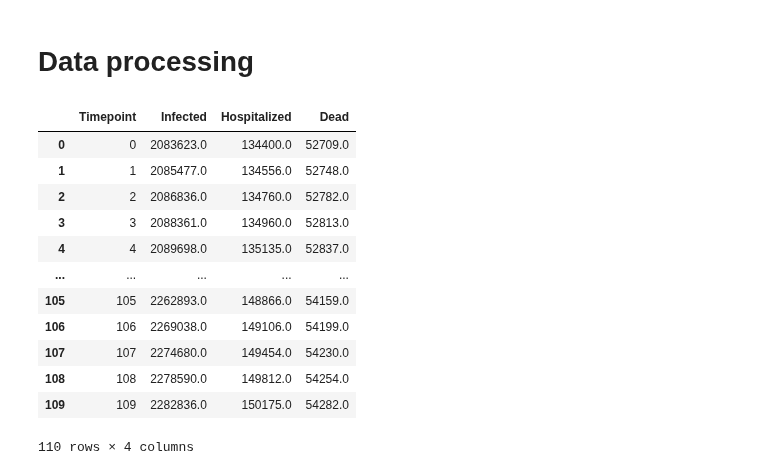
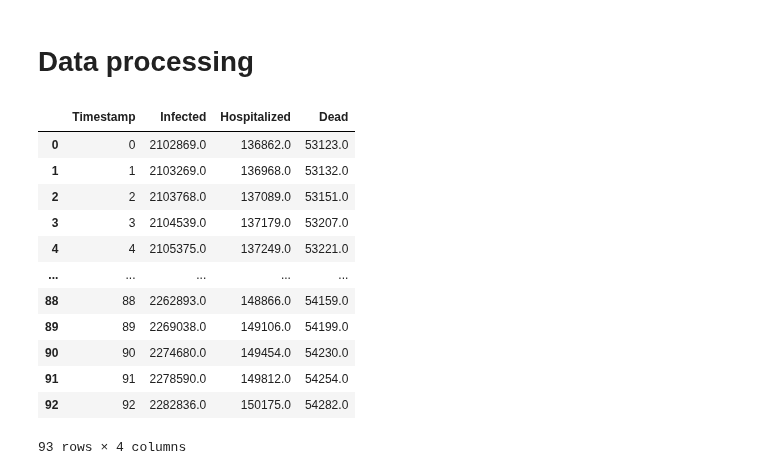
Before and after one commit to ciemss/program-milestones, a Jupyter notebook: 18-month-milestone/evaluation/Epi_Ensemble_Challenge/CIEMSS_Team_Ensemble_Challenge.ipynb, the cells around one changed output. Cells and saved outputs as stored; diff of their text form; code cells hidden in the pictures.

```diff
--- a/18-month-milestone/evaluation/Epi_Ensemble_Challenge/CIEMSS_Team_Ensemble_Challenge.ipynb
+++ b/18-month-milestone/evaluation/Epi_Ensemble_Challenge/CIEMSS_Team_Ensemble_Challenge.ipynb
@@ -23,31 +28,31 @@ import pandas as pd
 # %%
 location = "New York"
 BETTER_NAMES = {'Cases': 'Infected',
                 'Hospitalizations': 'Hospitalized',
                 'Deaths': 'Dead'}
 ## instantiate, making sure no dates are skipped between start and end (could be found dynamically)
 full_dataset = pd.DataFrame({'date':pd.date_range(start='1/22/2020', end='3/29/2024')})
 
 ## fill the instantiated dataset
 for i in ['Cases','Hospitalizations','Deaths']:
     all_data = pd.read_csv(f'https://media.githubusercontent.com/media/reichlab/covid19-forecast-hub/master/data-truth/truth-Incident%20{i}.csv')
     subset   = all_data[all_data.location_name == location].groupby("date")["value"].sum().reset_index()
     subset.date = pd.to_datetime(subset.date)
     subset['cumsum'] = subset.value.cumsum()
     full_dataset = full_dataset.merge(subset[['date','cumsum']], how='outer', on='date').rename(columns={'cumsum':BETTER_NAMES[i]})
 
-full_dataset[(full_dataset.date >= '2021-05-15') & (full_dataset.date < '2021-09-02')].reset_index(drop=True).reset_index(names=['Timepoint']).drop(['date'],axis=1)
+full_dataset[(full_dataset.date >= '2021-06-01') & (full_dataset.date < '2021-09-02')].reset_index(drop=True).reset_index(names=['Timestamp']).drop(['date'],axis=1)
 # %% [output]
-|  | Timepoint | Infected | Hospitalized | Dead |
-| 0 | 0 | 2083623.0 | 134400.0 | 52709.0 |
-| 1 | 1 | 2085477.0 | 134556.0 | 52748.0 |
-| 2 | 2 | 2086836.0 | 134760.0 | 52782.0 |
-| 3 | 3 | 2088361.0 | 134960.0 | 52813.0 |
-| 4 | 4 | 2089698.0 | 135135.0 | 52837.0 |
+|  | Timestamp | Infected | Hospitalized | Dead |
+| 0 | 0 | 2102869.0 | 136862.0 | 53123.0 |
+| 1 | 1 | 2103269.0 | 136968.0 | 53132.0 |
+| 2 | 2 | 2103768.0 | 137089.0 | 53151.0 |
+| 3 | 3 | 2104539.0 | 137179.0 | 53207.0 |
+| 4 | 4 | 2105375.0 | 137249.0 | 53221.0 |
 | ... | ... | ... | ... | ... |
-| 105 | 105 | 2262893.0 | 148866.0 | 54159.0 |
-| 106 | 106 | 2269038.0 | 149106.0 | 54199.0 |
-| 107 | 107 | 2274680.0 | 149454.0 | 54230.0 |
-| 108 | 108 | 2278590.0 | 149812.0 | 54254.0 |
-| 109 | 109 | 2282836.0 | 150175.0 | 54282.0 |
+| 88 | 88 | 2262893.0 | 148866.0 | 54159.0 |
+| 89 | 89 | 2269038.0 | 149106.0 | 54199.0 |
+| 90 | 90 | 2274680.0 | 149454.0 | 54230.0 |
+| 91 | 91 | 2278590.0 | 149812.0 | 54254.0 |
+| 92 | 92 | 2282836.0 | 150175.0 | 54282.0 |
-110 rows × 4 columns
+93 rows × 4 columns
```
Also changed, not shown: parts of 15 cells of this notebook, 2 other files.
